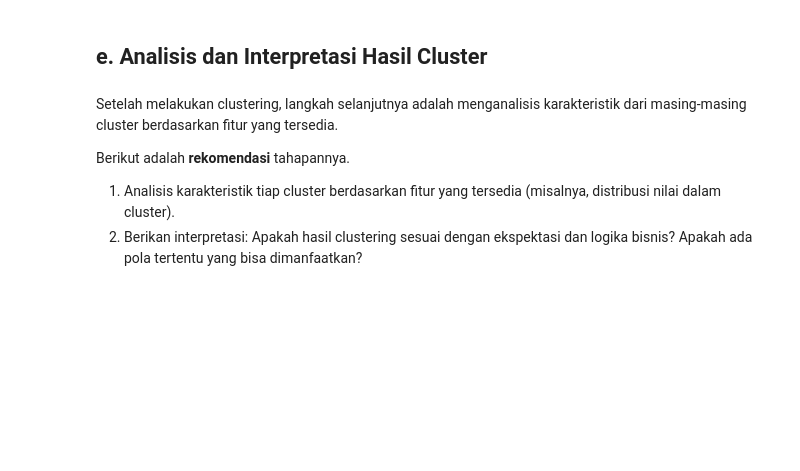
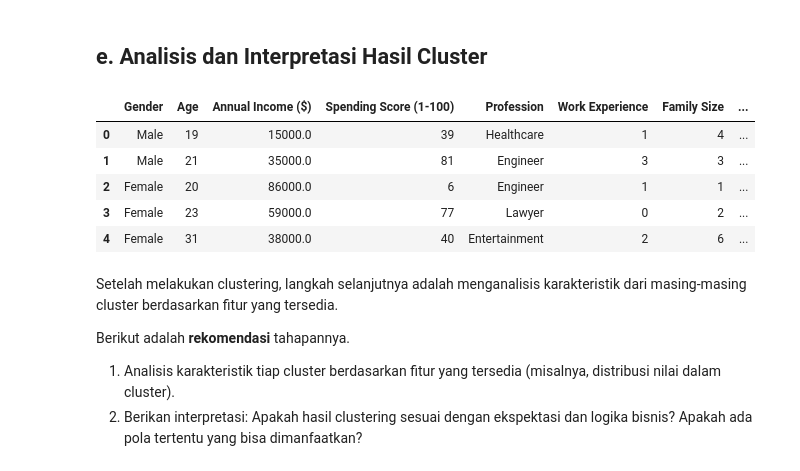
Before and after one commit to faarismuda/Dicoding-ML-Shop-Customers, a Jupyter notebook: [Clustering]_Submission_Akhir_BMLP_Faaris Muda Dwi Nugraha.ipynb, the cells around one changed output. Drawn from its saved outputs; the diff is of its cells as text; code cells hidden in the pictures; blank space fills up the shorter version.

```diff
--- a/[Clustering]_Submission_Akhir_BMLP_Faaris Muda Dwi Nugraha.ipynb
+++ b/[Clustering]_Submission_Akhir_BMLP_Faaris Muda Dwi Nugraha.ipynb
@@ -300,6 +315,9 @@ print(f"Jumlah baris: {jumlah_baris}")
 # %% [output]
 Jumlah baris: 1656
 # %%
+# Membuat salinan dari dataset asli untuk memastikan df_clear tetap utuh
+df_clear = df.copy()
+
 # Ubah kategorikal menjadi angka
 for col in df.select_dtypes(include=['object']).columns:
     df[col] = LabelEncoder().fit_transform(df[col])
@@ -461,5 +476,23 @@ plt.show()
 # %% [markdown]
 ## **e. Analisis dan Interpretasi Hasil Cluster**
+# %%
+# Ubah angka menjadi kategorikal
+
+# Membuat ulang encoder dan menyusun ulang kategori berdasarkan data asli
+for col in df_clear.select_dtypes(include=['object']).columns:
+    le = LabelEncoder()
+    le.fit(df_clear[col])  # Latih encoder dengan data asli sebelum encoding
+    df[col] = le.inverse_transform(df[col])  # Ubah angka kembali ke kategori
+
+# Menampilkan hasil
+df.head()
+# %% [output]
+|  | Gender | Age | Annual Income ($) | Spending Score (1-100) | Profession | Work Experience | Family Size | ... |
+| 0 | Male | 19 | 15000.0 | 39 | Healthcare | 1 | 4 | ... |
+| 1 | Male | 21 | 35000.0 | 81 | Engineer | 3 | 3 | ... |
+| 2 | Female | 20 | 86000.0 | 6 | Engineer | 1 | 1 | ... |
+| 3 | Female | 23 | 59000.0 | 77 | Lawyer | 0 | 2 | ... |
+| 4 | Female | 31 | 38000.0 | 40 | Entertainment | 2 | 6 | ... |
 # %% [markdown]
 Setelah melakukan clustering, langkah selanjutnya adalah menganalisis karakteristik dari masing-masing cluster berdasarkan fitur yang tersedia.
 
```
Also changed, not shown: parts of 9 cells of this notebook.
